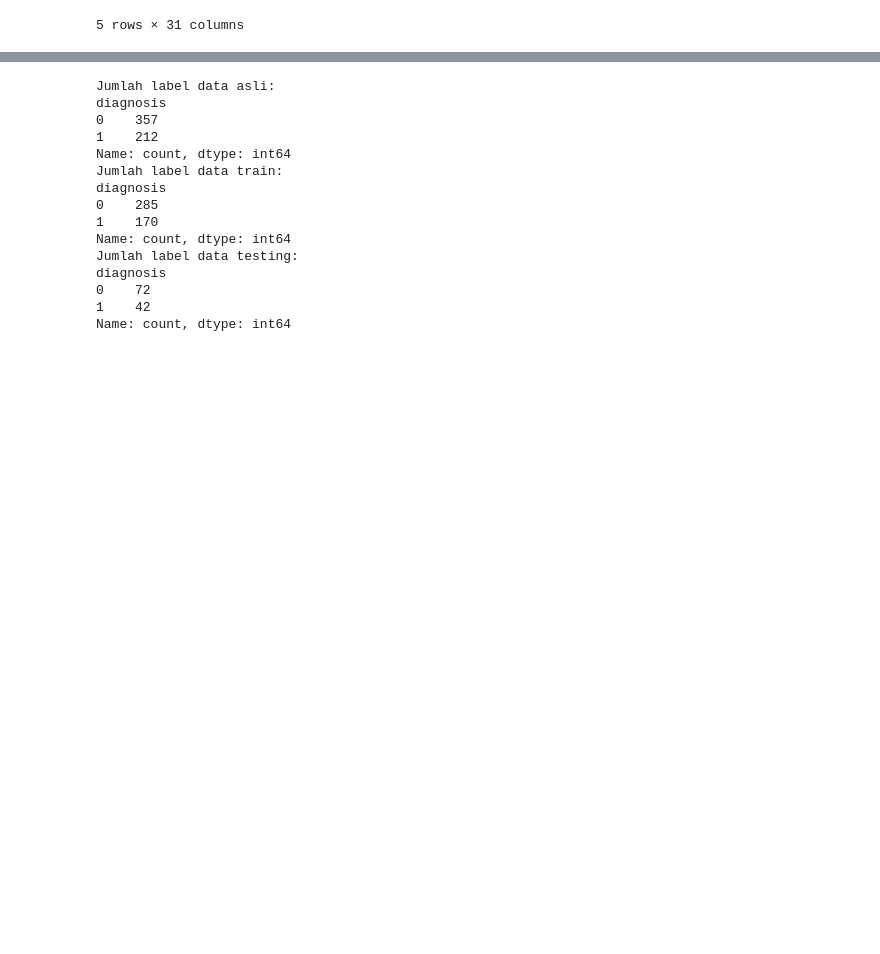
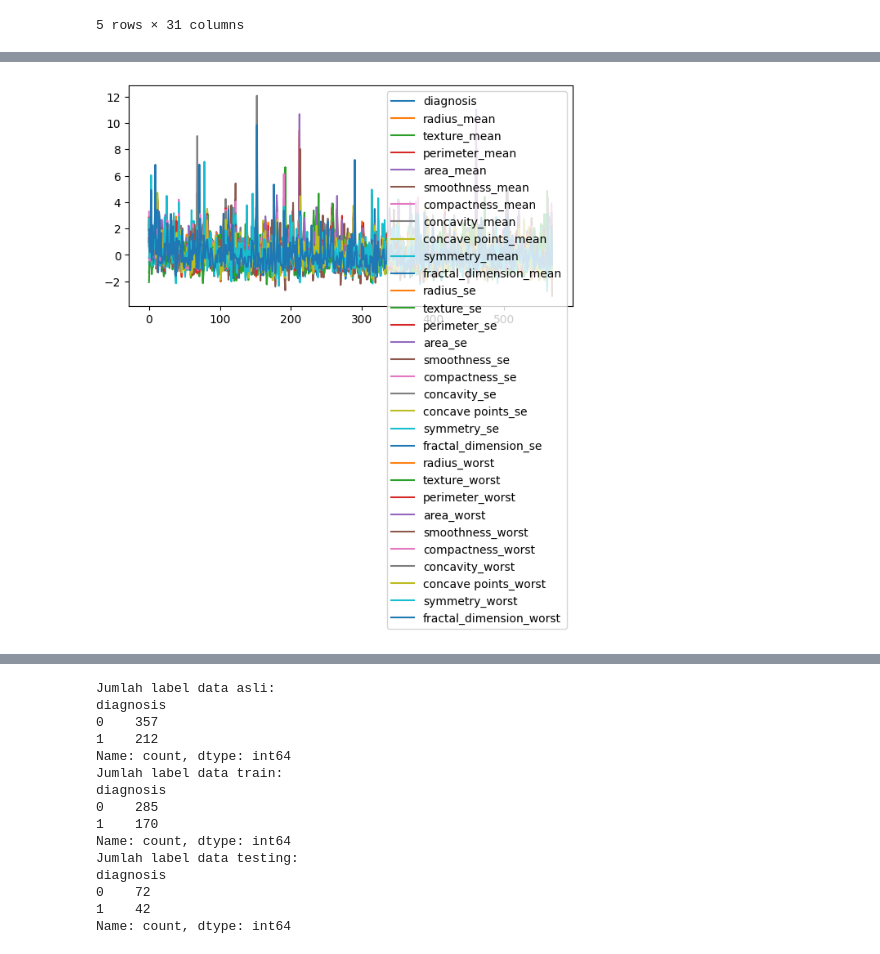
Before and after one commit to Saonoke/machine-learning-2024, a Jupyter notebook: week_1.ipynb, the cells around one changed output, grey strips where cells are left out. Saved outputs shown, nothing was run; the diff lists cells and outputs as text; code cells hidden in the pictures; blank space fills up the shorter version.

```diff
--- a/week_1.ipynb
+++ b/week_1.ipynb
@@ -428,0 +399,6 @@ pd1.head()
+# %%
+std = StandardScaler()
+data = list(pd1.columns)
+data.remove('diagnosis')
+pd1[data] =std.fit_transform(pd1[data])
+pd1.head()
@@ -428,0 +413,5 @@ pd1.head()
+# %%
+pd1.plot()
+plt.show()
+# %% [output]
+[figure, added]
```
Also changed, not shown: parts of 5 cells of this notebook.
